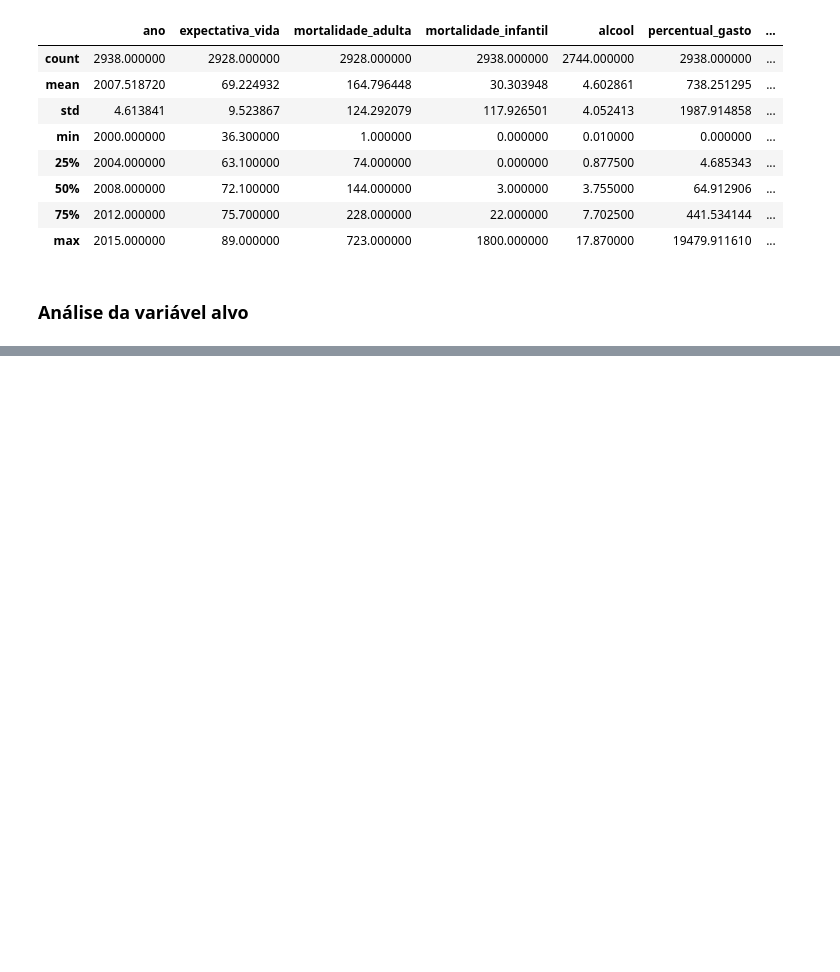
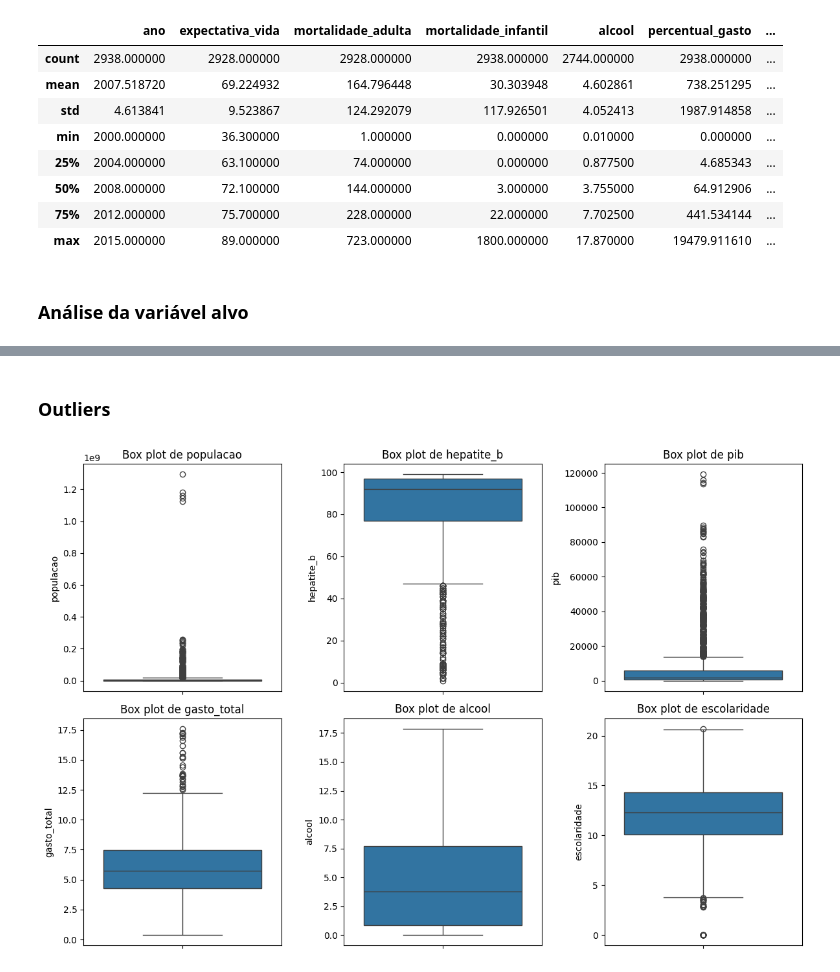
Before and after one commit to prisciladalepiane/machine-learning, a Jupyter notebook: projetos/matematica-estatistica-aplicada/06/modelagem-estatistica-indicadores-socieconomicos.ipynb, the cells around one changed output, grey strips where cells are left out. Cells and saved outputs as stored; diff of their text form; code cells hidden in the pictures; blank space fills up the shorter version.

```diff
--- a/projetos/matematica-estatistica-aplicada/06/modelagem-estatistica-indicadores-socieconomicos.ipynb
+++ b/projetos/matematica-estatistica-aplicada/06/modelagem-estatistica-indicadores-socieconomicos.ipynb
@@ -145,0 +232,18 @@ plt.show()
+# %% [markdown]
+### Outliers
+# %%
+# Atributos com mais de 5% de valores missing
+atributos = ['populacao', 'hepatite_b', 'pib', 'gasto_total', 'alcool', 'escolaridade']
+
+dados2 = dados[atributos]
+# %%
+## box plot
+plt.figure(figsize=(12, 8))
+for i, coluna in enumerate(atributos):
+    plt.subplot(2, 3, i + 1)
+    sns.boxplot(y=dados2[coluna])
+    plt.title(f'Box plot de {coluna}')
+plt.tight_layout()
+plt.show()
+# %% [output]
+[figure, added]
```
Also changed, not shown: parts of 25 cells of this notebook.
